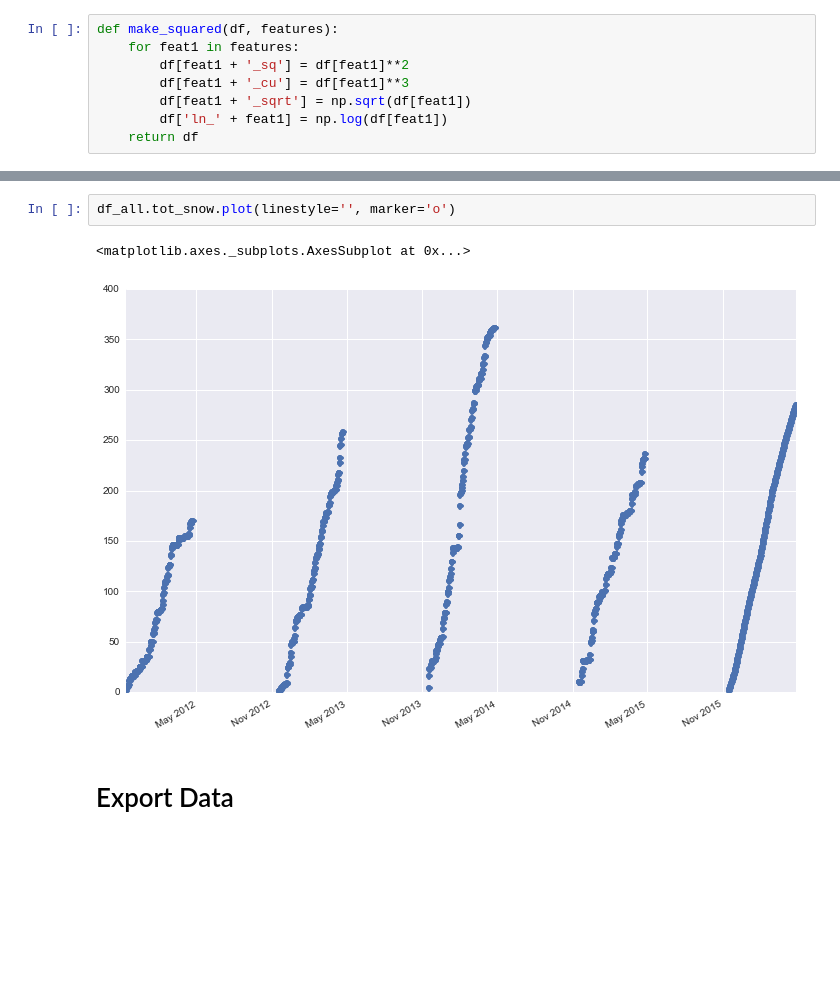
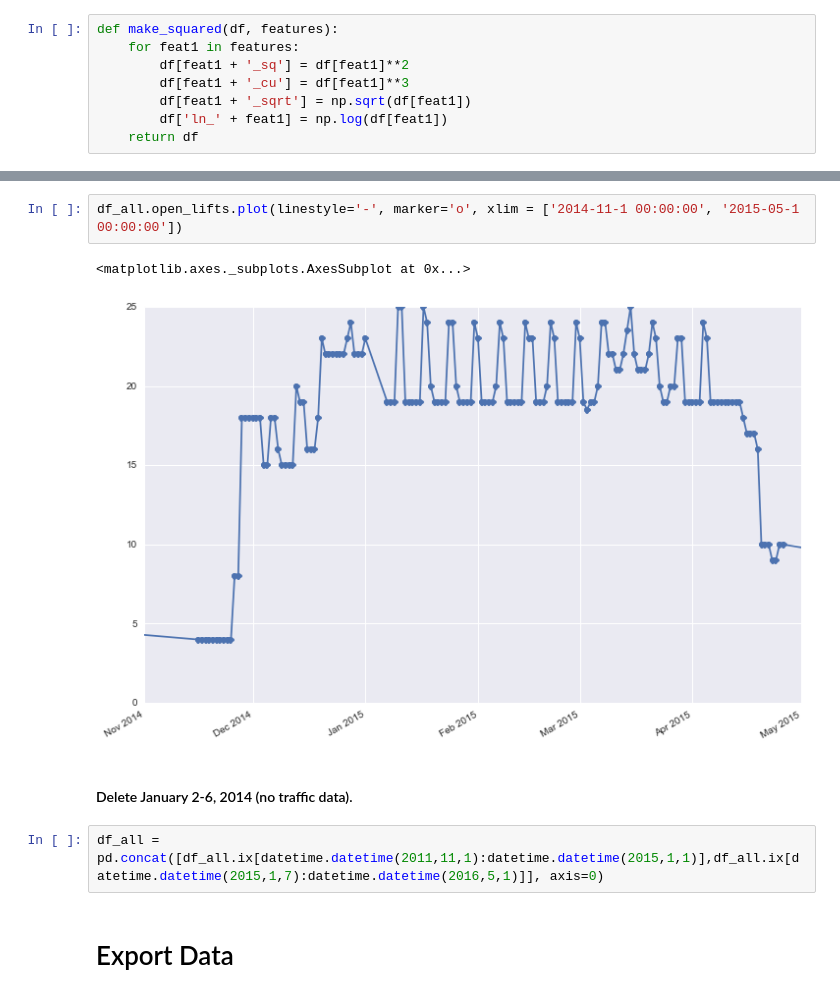
Before and after one commit to balmandhunter/ski_in_solitude, a Jupyter notebook: feature_creation.ipynb, the cells around one changed output, grey strips where cells are left out. Saved outputs shown, nothing was run; the diff lists cells and outputs as text; blank space fills up the shorter version.

```diff
--- a/feature_creation.ipynb
+++ b/feature_creation.ipynb
@@ -170,8 +197,12 @@ df_all.head()
-# %%
-df_all.tot_snow.plot(linestyle='', marker='o')
-# %% [output]
-<matplotlib.axes._subplots.AxesSubplot at 0x...>
-[figure, removed]
+# %%
+df_all.open_lifts.plot(linestyle='-', marker='o', xlim = ['2014-11-1 00:00:00', '2015-05-1 00:00:00'])
+# %% [output]
+<matplotlib.axes._subplots.AxesSubplot at 0x...>
+[figure, added]
+# %% [markdown]
+#### Delete January 2-6, 2014 (no traffic data).
+# %%
+df_all = pd.concat([df_all.ix[datetime.datetime(2011,11,1):datetime.datetime(2015,1,1)],df_all.ix[datetime.datetime(2015,1,7):datetime.datetime(2016,5,1)]], axis=0)
 # %% [markdown]
 # Export Data
 # %%
```
Also changed, not shown: parts of 12 cells of this notebook, 3 other files.
